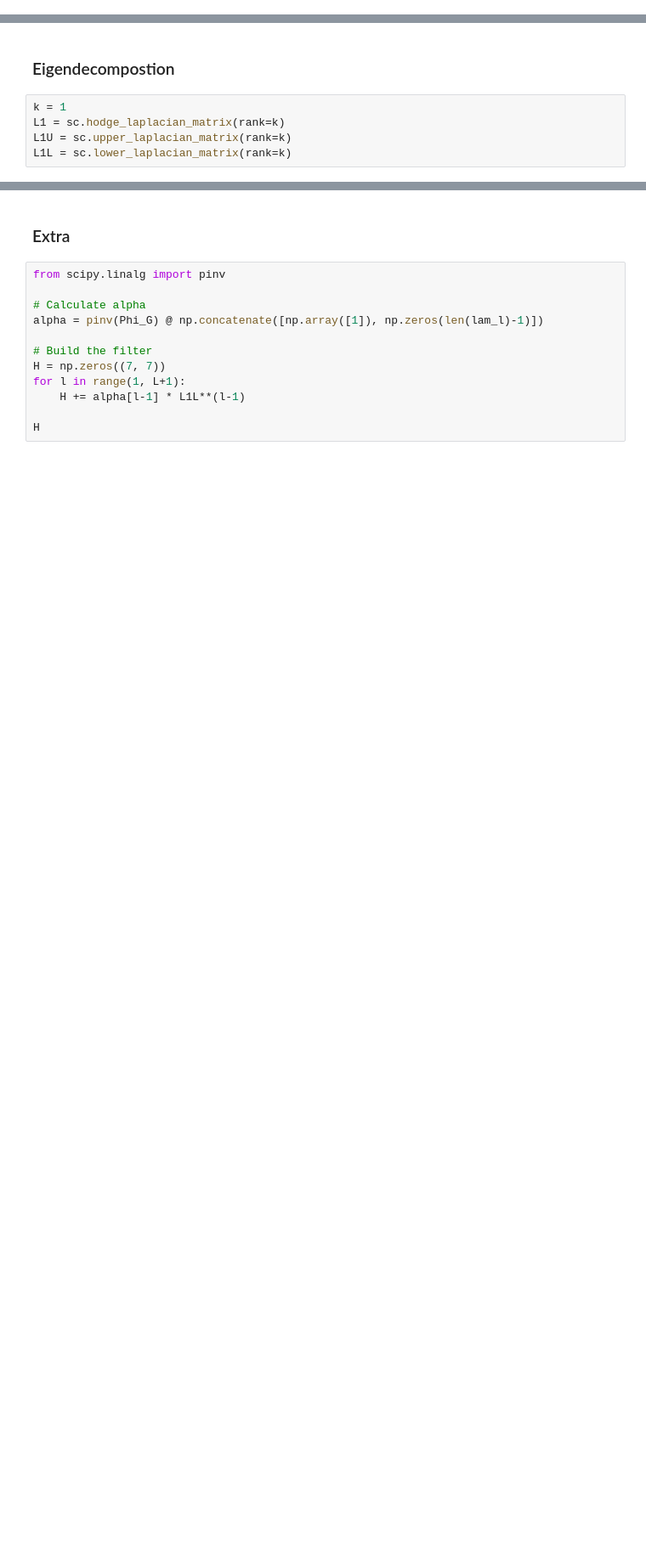
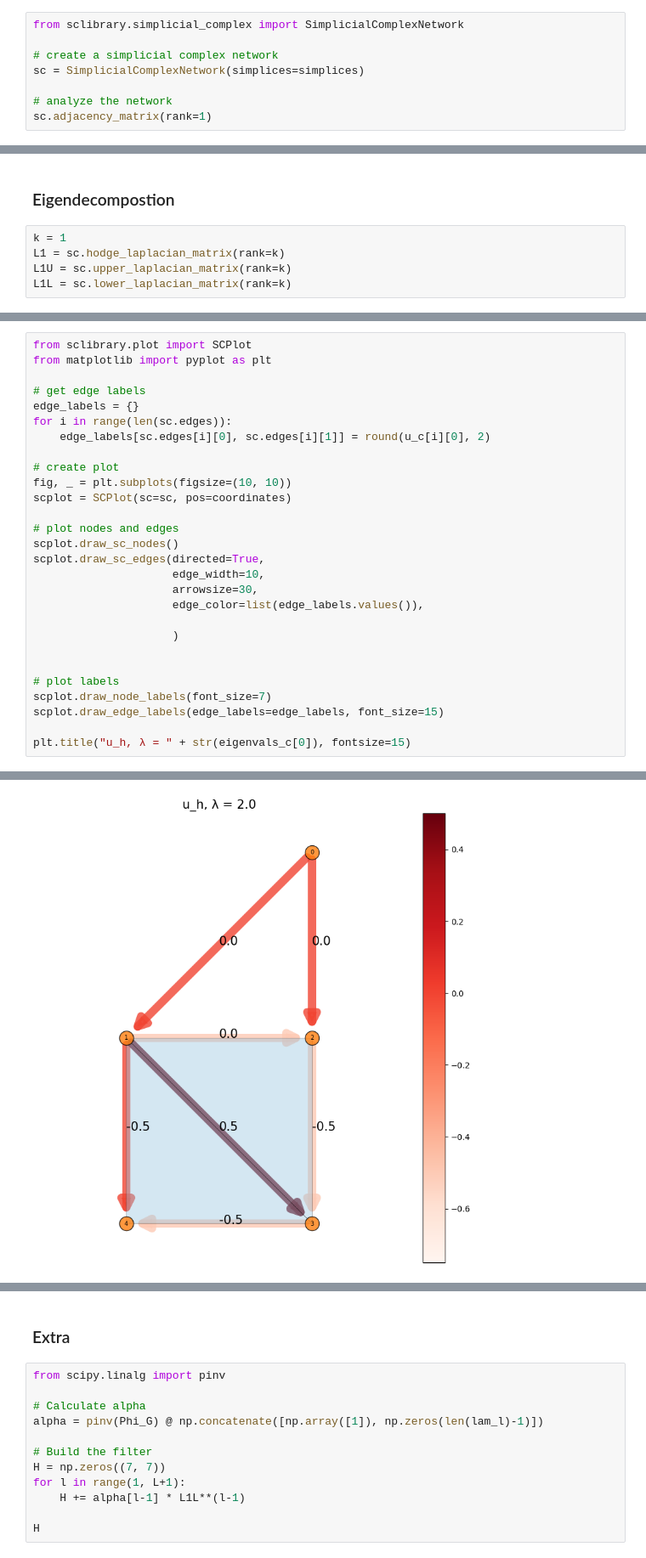
Before and after one commit to irtazahashmi/pytspl, a Jupyter notebook: demo_notebook.ipynb, the cells around one changed output, grey strips where cells are left out. Shown: that part at 85% size. Drawn from its saved outputs; the diff is of its cells as text; blank space fills up the shorter version.

Commit message:
Implemented edge flow visualization on the edges.

```diff
--- a/demo_notebook.ipynb
+++ b/demo_notebook.ipynb
@@ -154,0 +142,8 @@ sc.plot.draw_node_labels(font_size=8)
+# %%
+from sclibrary.simplicial_complex import SimplicialComplexNetwork
+
+# create a simplicial complex network
+sc = SimplicialComplexNetwork(simplices=simplices)
+
+# analyze the network
+sc.adjacency_matrix(rank=1)
@@ -199,0 +213,29 @@ array([[-5.1877373e-01,  2.8867513e-01, -5.0000000e-01,  1.2879470e-01],
+# %%
+from sclibrary.plot import SCPlot
+from matplotlib import pyplot as plt
+
+# get edge labels
+edge_labels = {}
+for i in range(len(sc.edges)):
+    edge_labels[sc.edges[i][0], sc.edges[i][1]] = round(u_c[i][0], 2)
+
+# create plot
+fig, _ = plt.subplots(figsize=(10, 10))
+scplot = SCPlot(sc=sc, pos=coordinates)
+
+# plot nodes and edges
+scplot.draw_sc_nodes()
+scplot.draw_sc_edges(directed=True,
+                     edge_width=10,
+                     arrowsize=30,
+                     edge_color=list(edge_labels.values()),
+
+                     )
+
+
+# plot labels
+scplot.draw_node_labels(font_size=7)
+scplot.draw_edge_labels(edge_labels=edge_labels, font_size=15)
+
+plt.title("u_h, λ = " + str(eigenvals_c[0]), fontsize=15)
+# %% [output]
@@ -199,0 +243 @@ array([[-5.1877373e-01,  2.8867513e-01, -5.0000000e-01,  1.2879470e-01],
+[figure, added]
```
Also changed, not shown: parts of 14 cells of this notebook, 5 other files.
